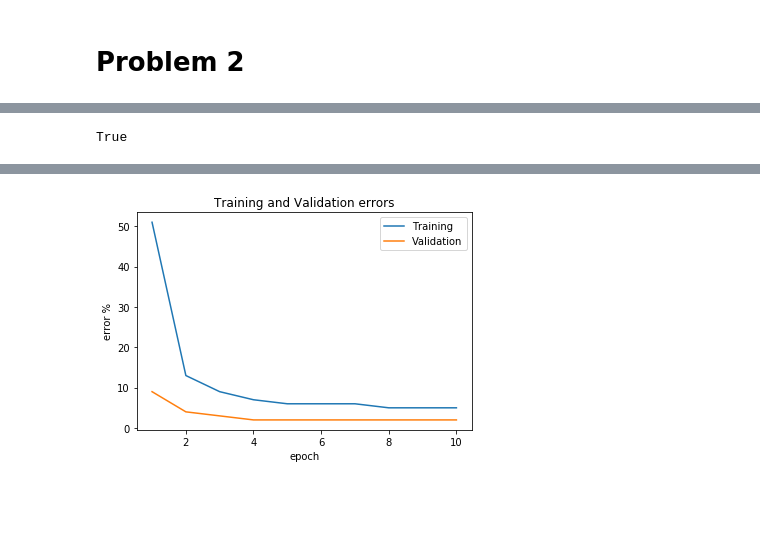
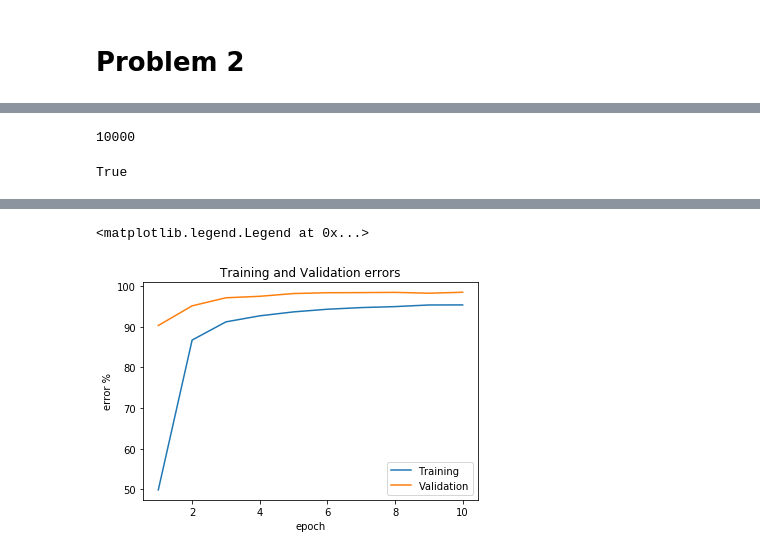
Before and after one commit to LaurenceDupont/ift6135-assignments, a Jupyter notebook: assignment1/problem2.ipynb, the cells around one changed output, grey strips where cells are left out. Saved outputs shown, nothing was run; the diff lists cells and outputs as text; code cells hidden in the pictures; blank space fills up the shorter version.

```diff
--- a/assignment1/problem2.ipynb
+++ b/assignment1/problem2.ipynb
@@ -33,3 +22,7 @@ torch.Size([28, 28])
+# %%
+len(mnist_test)
+# %% [output]
+10000
 # %%
 train_loader = torch.utils.data.DataLoader(mnist_train, batch_size=64, shuffle=True, num_workers=2)
 test_loader = torch.utils.data.DataLoader(mnist_test, batch_size=64, shuffle=True, num_workers=2)
@@ -92,9 +85,9 @@ dict_err["tr"] = []
 dict_err["val"] = []
 
 for epoch in range(10):
-    losses = []
-    total = 0
-    correct = 0
+    tr_losses = []
+    tr_total = 0
+    tr_correct = 0
     # Train
     for batch_idx, (inputs, targets) in enumerate(train_loader):
         if cuda_available:
@@ -106,46 +99,43 @@ for epoch in range(10):
         loss = criterion(outputs, targets)
         loss.backward()
         optimizer.step()
-        losses.append(loss.data.item())
-        _, predicted = torch.max(outputs.data, 1)
-        total += targets.size(0)
-        correct += predicted.eq(targets.data).cpu().sum()
-
+        tr_losses.append(loss.data.item())
+        _, predicted = torch.max(nn.Softmax(outputs).data, 1)
+        tr_total += targets.size(0)
+        tr_correct += predicted.eq(targets.data).cpu().sum()
+        tr_err = 100.*np.float32(tr_correct)/np.float32(tr_total)
 
 #         if batch_idx%50==0:
 #             print('Epoch : %d Loss : %.3f ' % (epoch, np.mean(losses)))
-    dict_err["tr"].append(100. - 100.*correct/total)
+    dict_err["tr"].append(tr_err)
 
     # Evaluate
     clf.eval()
-    total = 0
-    correct = 0
+    va_total = 0
+    va_correct = 0
     for batch_idx, (inputs, targets) in enumerate(test_loader):
         if cuda_available:
             inputs, targets = inputs.cuda(), targets.cuda()
 
         outputs = clf(inputs)
-        _, predicted = torch.max(outputs.data, 1)
-        total += targets.size(0)
-        correct += predicted.eq(targets.data).cpu().sum()
+        _, predicted = torch.max(nn.Softmax(outputs).data, 1)
+        va_total += targets.size(0)
+        va_correct += predicted.eq(targets.data).cpu().sum()
+        va_err = 100.*np.float32(va_correct)/np.float32(va_total)
 
-    dict_err["val"].append(100. - 100.*correct/total)
+    dict_err["val"].append(va_err)
 
 
-    print('Epoch : %d Test Acc : %.3f' % (epoch, 100.*correct/total))
+    print('Epoch %d Train Acc: %.3f %% Test Acc : %.3f %%' % (epoch, tr_err, va_err))
     print('--------------------------------------------------------------')
     clf.train()
 
-    x = np.arange(1,len(dict_err["tr"])+1,1)
-    fig = plt.figure(1)
-    fig.clear()
-    plt.title("Training and Validation errors")
-    plt.plot(x, dict_err["tr"], label="Training")
-    plt.plot(x, dict_err["val"], label="Validation")
-    plt.xlabel("epoch")
-    plt.ylabel("error %")
-    plt.legend()
-
-#     if (epoch != 9):
-#         plt.close()
+x = np.arange(1,len(dict_err["tr"])+1,1)
+fig = plt.figure(1)
+plt.title("Training and Validation errors")
+plt.plot(x, dict_err["tr"], label="Training")
+plt.plot(x, dict_err["val"], label="Validation")
+plt.xlabel("epoch")
+plt.ylabel("error %")
+plt.legend()
 # %% [output]
@@ -171,2 +161,3 @@ Epoch : 9 Test Acc : 98.000
 --------------------------------------------------------------
+<matplotlib.legend.Legend at 0x...>
-[figure, old version]
+[figure, new version]
```
Also changed, not shown: parts of 3 cells of this notebook, 1 other file.
